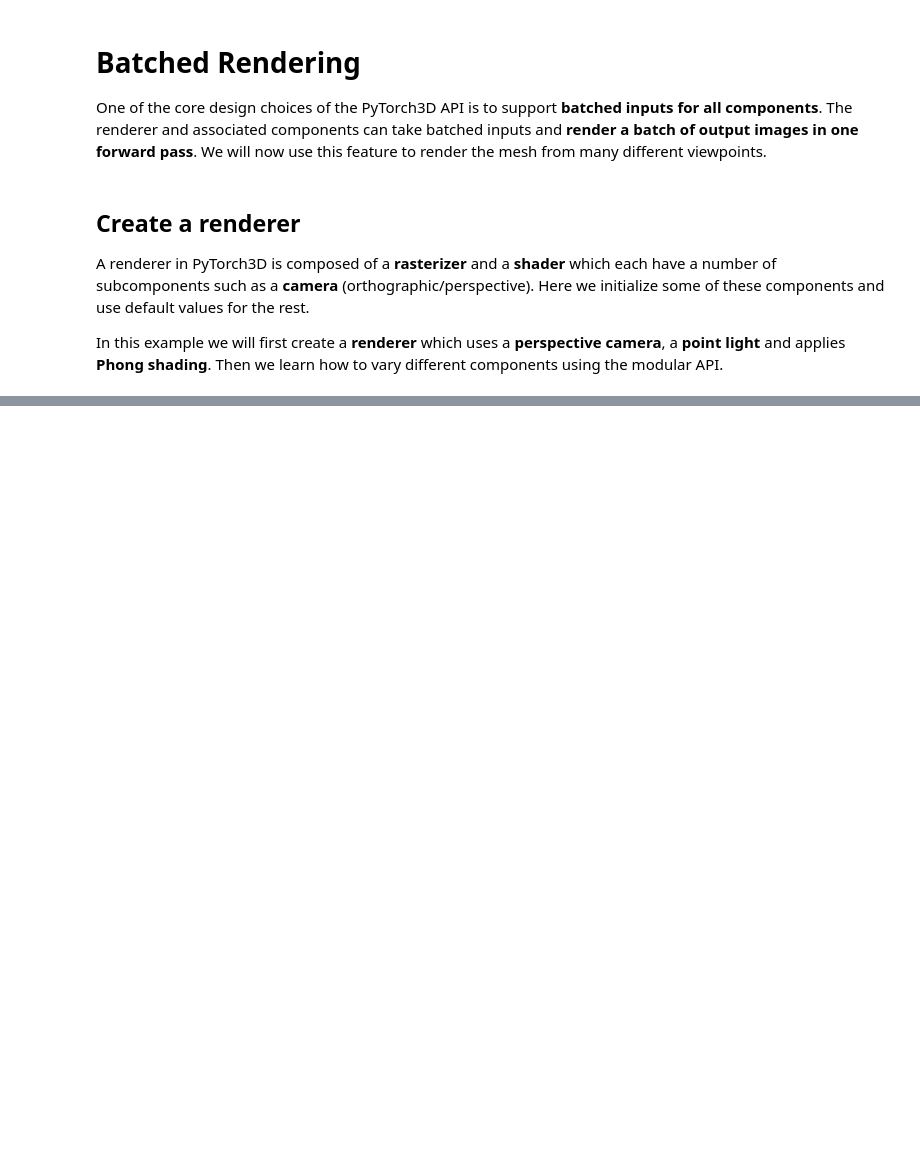
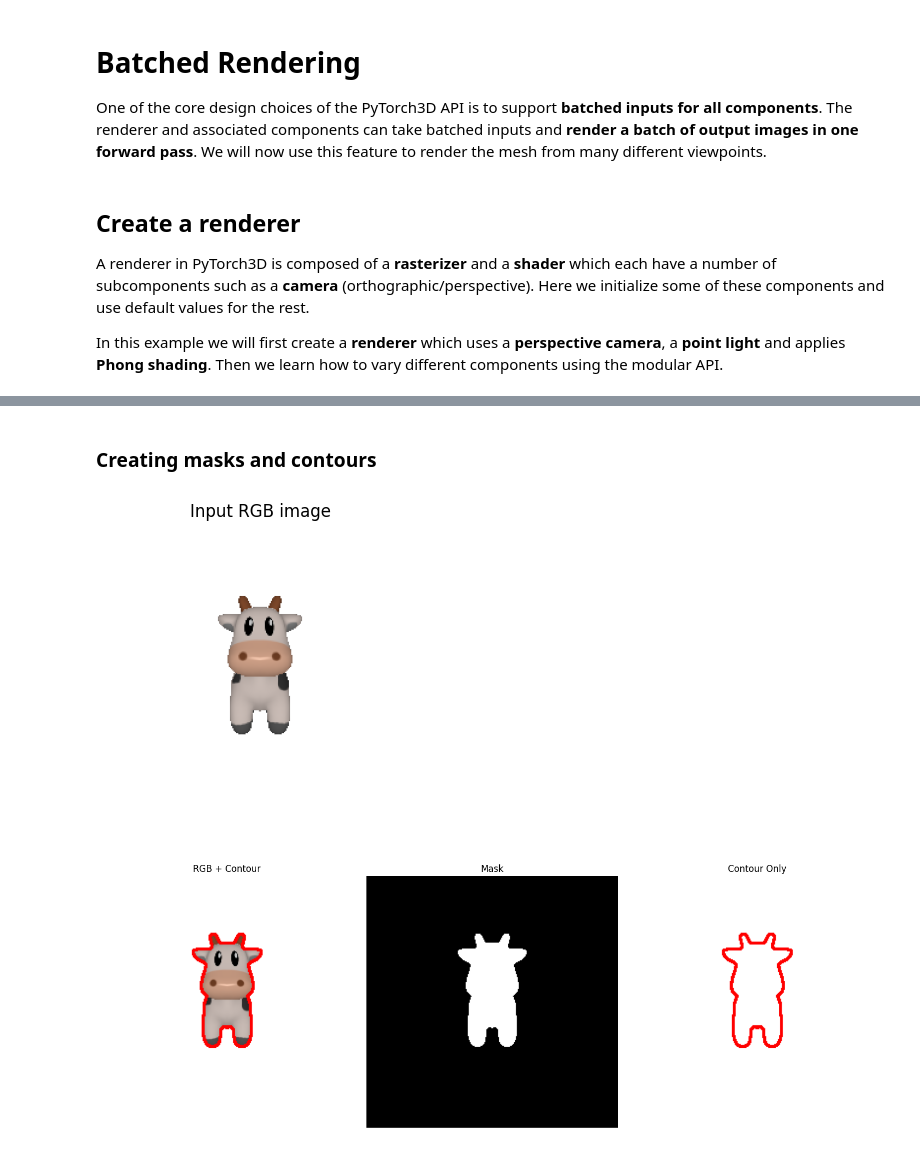
Before and after one commit to ribeiro-computer-vision/pytorch3d_rendering, a Jupyter notebook: demo_pytorch3D_rendering.ipynb, the cells around one changed output, grey strips where cells are left out. Saved outputs shown, nothing was run; the diff lists cells and outputs as text; code cells hidden in the pictures; blank space fills up the shorter version.

```diff
--- a/demo_pytorch3D_rendering.ipynb
+++ b/demo_pytorch3D_rendering.ipynb
@@ -1223,0 +1246,35 @@ time: 1min 42s (started: 2025-09-26 00:10:01 +00:00)
+# %% [markdown]
+### Creating masks and contours
+# %%
+# Create some useful images to superimpose on the reference image during matching
+contour_img, mask, contour_only = myimgtools.ImageProcessor.contour_from_nonwhite_rgb(
+    rgb_p3d, draw_color=(255, 0, 0), return_masks = True)
+
+plt.figure(figsize=(4,4))
+plt.imshow(rgb_p3d); plt.axis("off"); plt.title("Input RGB image")
+plt.show()
+
+
+# Create a single row with 3 subplots
+fig, axes = plt.subplots(1, 3, figsize=(15,5))
+
+# First image
+axes[0].imshow(contour_img)
+axes[0].axis("off")
+axes[0].set_title("RGB + Contour")
+
+# Second image
+axes[1].imshow(mask, cmap="gray")
+axes[1].axis("off")
+axes[1].set_title("Mask")
+
+# Third image
+axes[2].imshow(contour_only)
+axes[2].axis("off")
+axes[2].set_title("Contour Only")
+
+plt.tight_layout()
+plt.show()
+# %% [output]
+[figure, added]
+[figure, added]
```
Also changed, not shown: parts of 38 cells of this notebook.
